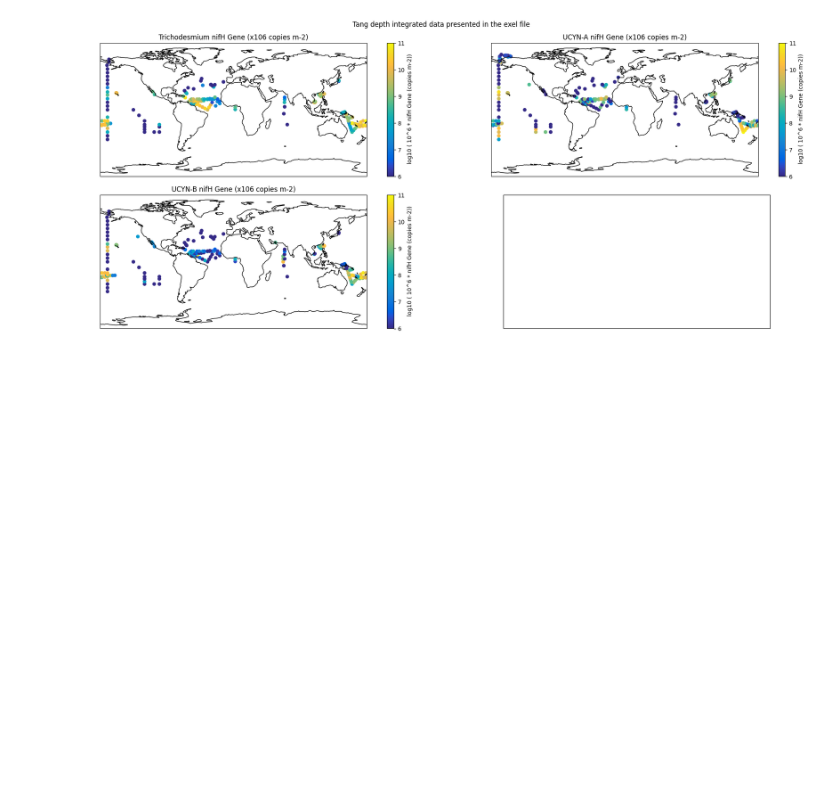
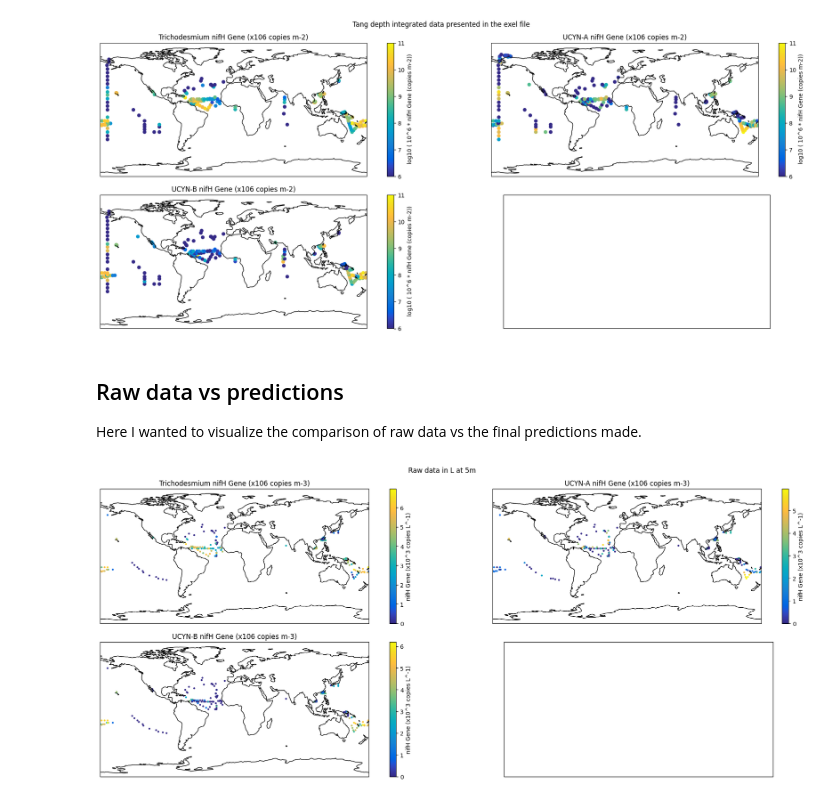
Before and after one commit to systemsecologygroup/N2-fixers-in-the-ocean, a Jupyter notebook: new_approach/visualizations.ipynb, the cells around one changed output. Drawn from its saved outputs; the diff is of its cells as text; code cells hidden in the pictures; blank space fills up the shorter version.

Commit message:
overlay as an option added for plot cols on map and used in the visualizatiosn file to compare predictions to training data.

```diff
--- a/new_approach/visualizations.ipynb
+++ b/new_approach/visualizations.ipynb
@@ -76,3 +85,23 @@ plotColsOnMap(
     )
 # %% [output]
 [figure]
+# %% [markdown]
+## Raw data vs predictions
+
+Here I wanted to visualize the comparison of raw data vs the final predictions made.
+# %%
+raw_data = pd.read_csv("../csv/datasets/nifh_dataset.csv")
+predictions = pd.read_csv("../csv/predictions/pred_sep.csv")
+# %%
+plotColsOnMap(
+    y_columns,
+    raw_data,
+    constant=(10**3),
+    transf=(lambda x: np.log10(x+1)),
+    cmap=parula_map,
+    specific_depth=5,
+    colorbar_label="nifH Gene (x10^3 copies L^-1)",
+    title="Raw data in L at 5m"
+    )
+# %% [output]
+[figure, added]
```
Also changed, not shown: parts of 6 cells of this notebook, 1 other file.
